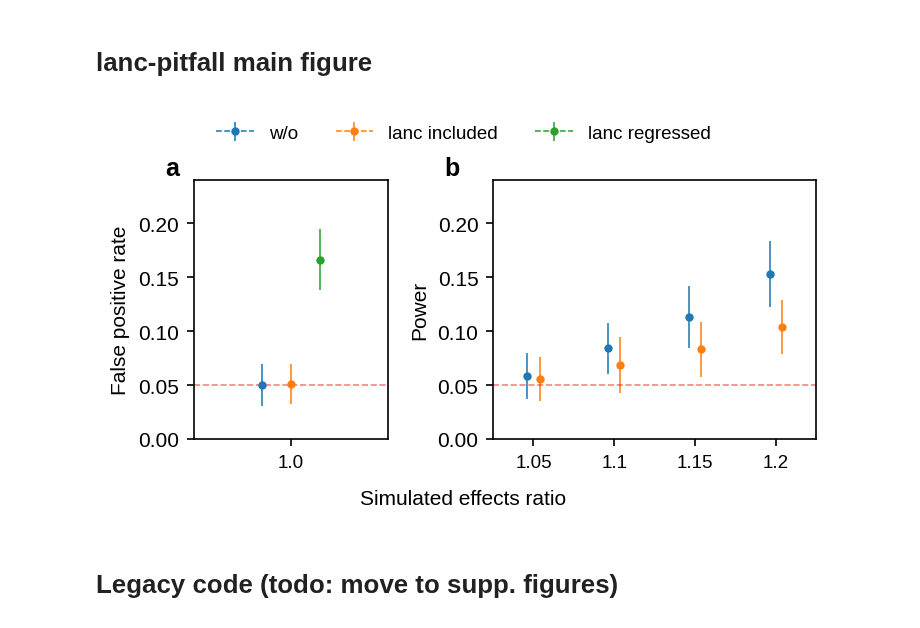
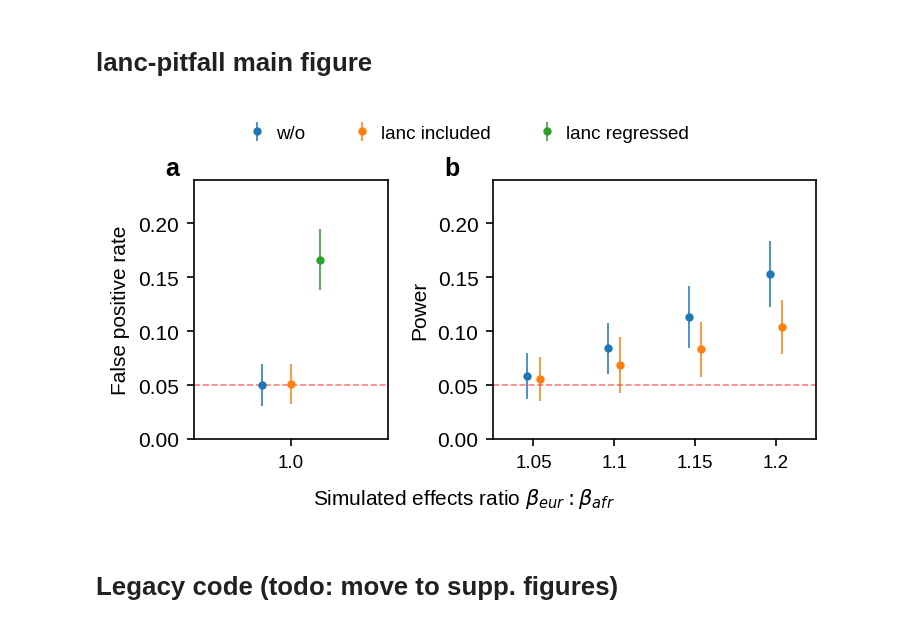
Before and after one commit to KangchengHou/admix-genet-cor, a Jupyter notebook: experiments/02-region-locus-simulate/05-run-lanc-pitfall.ipynb, the cells around one changed output. Cells and saved outputs as stored; diff of their text form; code cells hidden in the pictures.

```diff
--- a/experiments/02-region-locus-simulate/04-run-lanc-pitfall.ipynb
+++ b/experiments/02-region-locus-simulate/05-run-lanc-pitfall.ipynb
@@ -375,7 +379,7 @@ for method_i in range(3):
         x=(method_i - 1) * 0.15,
         y=tmp_mean.iloc[0],
         yerr=tmp_sem.iloc[0] * 1.96,
-        fmt=".--",
+        fmt=".",
         lw=0.75,
         label=dict_method[f"m{method_i + 1}"],
     )
@@ -450,35 +454,36 @@ for i, ax in enumerate(axes):
     ax.text(
         -0.15,
         1.02,
         string.ascii_lowercase[i],
         transform=ax.transAxes,
         size=12,
         weight="bold",
     )
 
 # # trick to put title in the same row
 handles, labels = axes[0].get_legend_handles_labels()
 fig.legend(
     handles,
     labels,
     ncol=3,
     loc="center",
     bbox_to_anchor=[0.5, 1.0],
     frameon=False,
     fontsize=9,
+    handletextpad=0.02,
 )
 
 fig.text(
     0.5,
     -0.03,
-    "Simulated effects ratio",
+    r"Simulated effects ratio $\beta_{eur} : \beta_{afr}$",
     fontsize=10,
     ha="center",
 )
 fig.tight_layout()
 fig.savefig("results/lanc-pitfall.pdf", bbox_inches="tight")
 # %% [output]
-[figure, old version]
+[figure, new version]
 # %% [markdown]
 # Legacy code (todo: move to supp. figures)
 # %%
```
Also changed, not shown: parts of 3 cells of this notebook, 10 other files.
